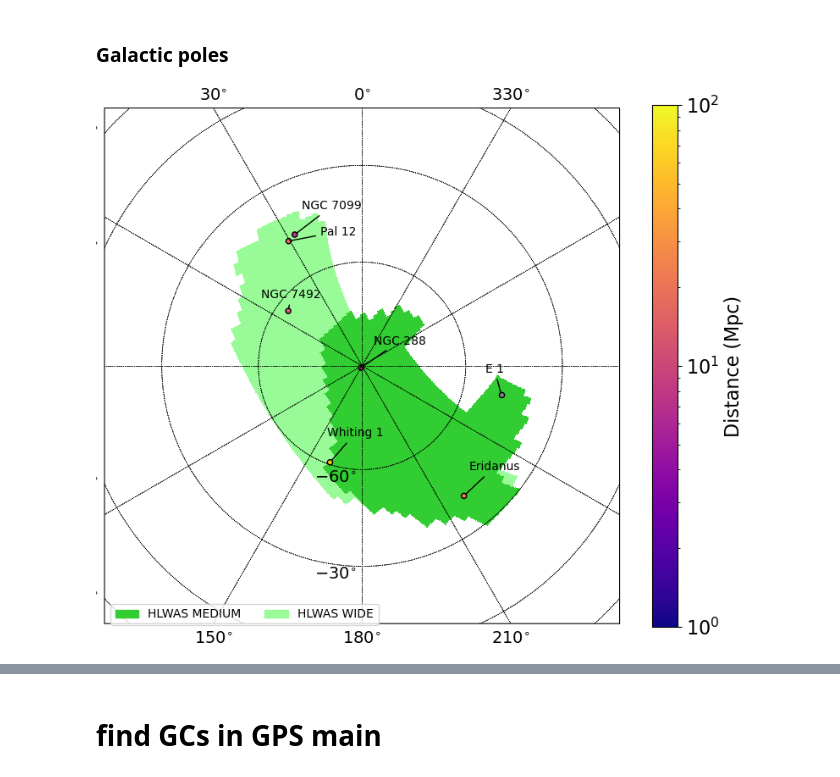
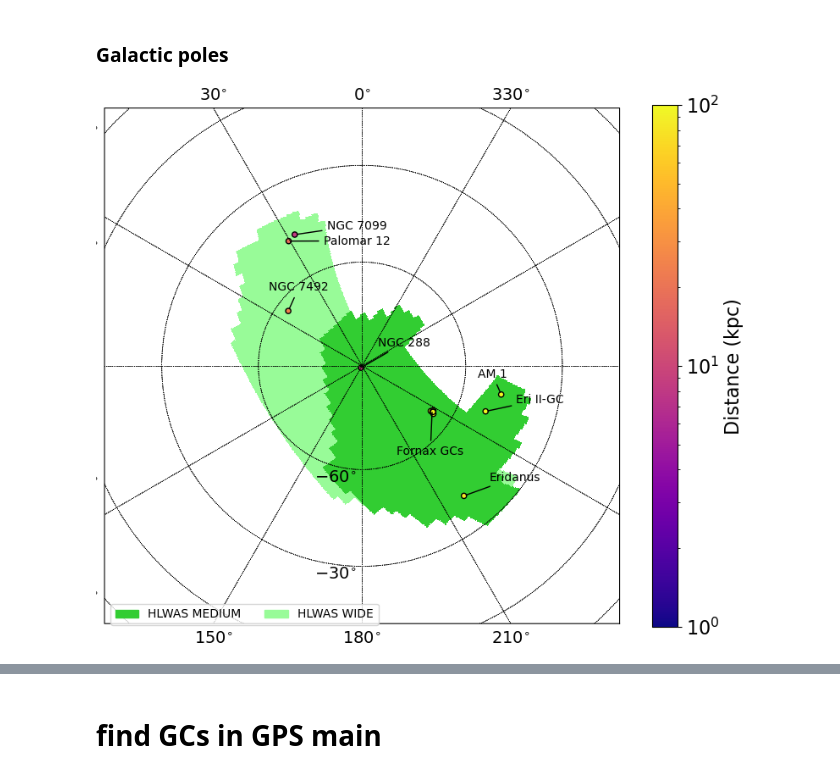
Before and after one commit to Dynamics-Penn/roman-nearfield, a Jupyter notebook: notebooks/ccs_footprints_gcs.ipynb, the cells around one changed output, grey strips where cells are left out. Drawn from its saved outputs; the diff is of its cells as text; code cells hidden in the pictures.

Commit message:
updated GC plots to use local volume database. TODO: check that all the clusters from VB21 are in there

```diff
--- a/notebooks/ccs_footprints_gcs.ipynb
+++ b/notebooks/ccs_footprints_gcs.ipynb
@@ -171,10 +199,12 @@ def read_gcs():
     return gcs
+# %%
+gcs = read_gcs()
 # %%
 def select_gcs_in_footprint(fp, gcs=None):
     from astropy.coordinates import SkyCoord
     if gcs is None:
         gcs = read_gcs()
-    gc_coords = SkyCoord(ra=gcs['RAJ2000'],dec=gcs['DEJ2000'])
+    gc_coords = SkyCoord(ra=gcs['ra']*u.deg,dec=gcs['dec']*u.deg)
     gn=[]
     gs=[]
     for i,gc in enumerate(gc_coords):
@@ -196,7 +226,7 @@ def select_gcs_in_gps_main(gcs=None):
     from astropy.coordinates import SkyCoord
     if gcs is None:
         gcs = read_gcs()
-    gc_coords = SkyCoord(ra=gcs['RAJ2000'],dec=gcs['DEJ2000'])
+    gc_coords = SkyCoord(ra=gcs['ra']*u.deg,dec=gcs['dec']*u.deg)
     #set up list
     ggps = []
     #make a patch for the survey
@@ -253,7 +283,7 @@ def get_gptds_fields():
 
     return gptds
 # %%
-def plot_polar_projection(fp, whichpole, gclist=None, annotate=False, alph=1.0):
+def plot_polar_projection(fp, whichpole, gclist=None, annotate=False, alph=1.0, angles=None, radii=None):
 
 
     # Create a custom colorbar for the  maps
@@ -283,7 +313,7 @@ def plot_polar_projection(fp, whichpole, gclist=None, annotate=False, alph=1.0):
         im, _, _, _ = sp.draw_hpxmap(fp, lon_range=(0,360), lat_range=(10,90), alpha=alph, vmin=1, vmax=3, cmap=cm, zoom=False)
 
 
-    cbh = plot_gcs(sp,gclist=gclist,annotate=annotate)
+    cbh = plot_gcs(sp,gclist=gclist,annotate=annotate,angles=angles,radii=radii)
     shandles=[patch_HLWAS_m,patch_HLWAS_w]
     handles, labels = sp.ax.get_legend_handles_labels()
     shandles.extend(handles)
@@ -293,7 +323,7 @@ def plot_polar_projection(fp, whichpole, gclist=None, annotate=False, alph=1.0):
     sp.ax.tick_params(axis="x", labelsize=14)
     sp.ax.tick_params(axis="y", labelsize=14)
     cb=plt.colorbar(cbh, shrink=0.8)
-    cb.set_label(label='Distance (Mpc)', size=16)
+    cb.set_label(label='Distance (kpc)', size=16)
     cb.ax.tick_params(labelsize=16)
     plt.tight_layout(h_pad=0.1,w_pad=0.1)
 
@@ -525,9 +628,21 @@ Table length=7
 # %% [markdown]
 ### Galactic poles
 # %%
-plot_polar_projection(fp, gclist=gcs_south, annotate=True,whichpole='S').savefig('../figures/ccs_footprints_gcs_south.png',dpi=200,bbox_inches='tight')
+angles=(np.array([132,44,61,335.,123.,350.,330.])*u.deg).to(u.rad)
+radii = np.ones_like(angles.value)*30.
+
+
+
+fig=plot_polar_projection(fp, gclist=gcs_south[:-6], annotate=True,whichpole='S',angles=angles.value,radii=radii)
+plot_gcs(fig.gca(),gclist=gcs_south[-6:], annotate=False)
+
+xfnx = gcs['ll'][gcs_south[-6:]].mean()
+yfnx = gcs['bb'][gcs_south[-6:]].mean()
+
+fig.gca().annotate('Fornax GCs', (-0.35,-0.22), (-30,-30),textcoords='offset points',arrowprops=dict(arrowstyle='-',color='k'),va='top',ha='left')
+fig.savefig('../figures/ccs_footprints_gcs_south.png',dpi=200,bbox_inches='tight')
 # %% [output]
-[figure, old version]
+[figure, new version]
 # %%
 plot_polar_projection(fp, gclist=gcs_north, annotate=True, whichpole='N').savefig('../figures/ccs_footprints_gcs_north.png',dpi=200,bbox_inches='tight')
 # %% [output]
```
Also changed, not shown: parts of 24 cells of this notebook, 4 other files.
